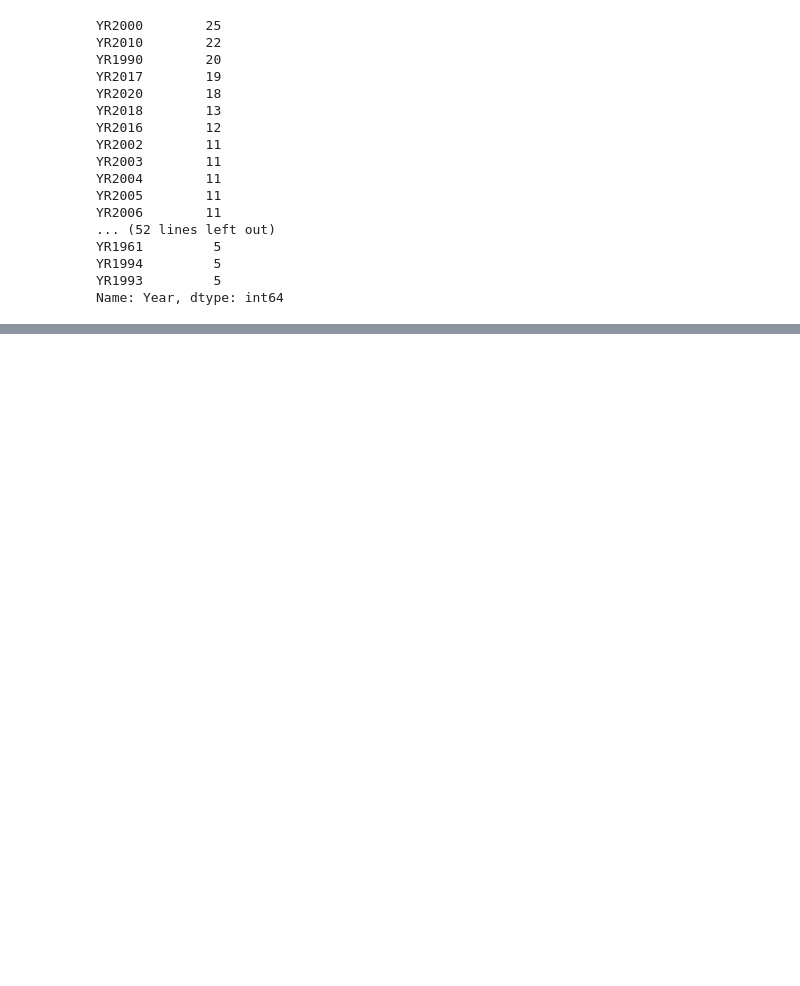
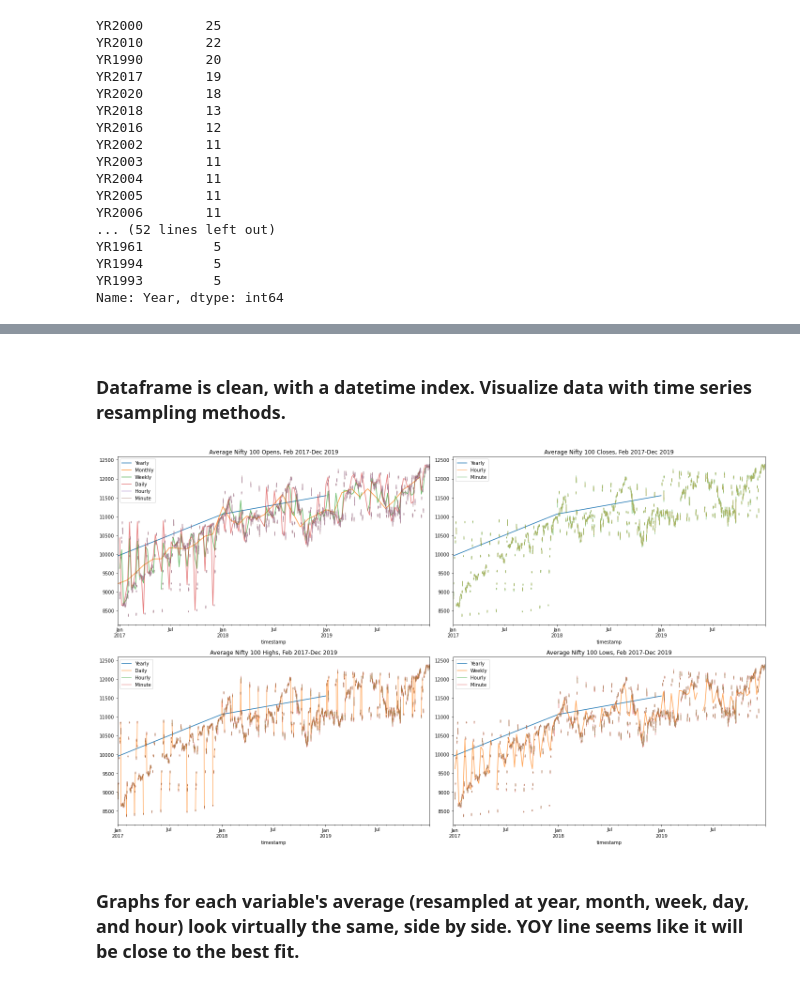
Before and after one commit to tarrencen/individual-project, a Jupyter notebook: indy_proj_explore.ipynb, the cells around one changed output, grey strips where cells are left out. Saved outputs shown, nothing was run; the diff lists cells and outputs as text; code cells hidden in the pictures; blank space fills up the shorter version.

```diff
--- a/indy_proj_explore.ipynb
+++ b/indy_proj_explore.ipynb
@@ -487,0 +544,5 @@ Name: Year, dtype: int64
+# %%
+nifty_df['timestamp'] = nifty_df.Date + ' ' + nifty_df.Time
+
+nifty_df.info()
+nifty_df.head()
@@ -487,0 +570,7 @@ Name: Year, dtype: int64
+# %%
+nifty_df.timestamp = pd.to_datetime(nifty_df.timestamp)
+nifty_df = nifty_df.set_index(nifty_df.timestamp)
+nifty_df = nifty_df.drop(columns= ['Date', 'Time'])
+nifty_df = nifty_df.rename (columns= {'Open': 'open', 'High': 'high', 'Low': 'low', 'Close': 'close'})
+nifty_df.info()
+nifty_df.head()
@@ -487,0 +597,3 @@ Name: Year, dtype: int64
+# %%
+nifty_df = nifty_df.drop(columns= ['timestamp'])
+nifty_df.head()
@@ -487,0 +608,55 @@ Name: Year, dtype: int64
+# %% [markdown]
+### Dataframe is clean, with a datetime index. Visualize data with time series resampling methods.
+# %%
+#plot variables resampled by year, month, week, day, hour and minute
+plt.figure(figsize=(20,12))
+
+plt.subplot(221)
+nifty_df.resample('Y').open.mean().plot(label='Yearly')
+nifty_df.resample('M').open.mean().plot(alpha=.8, label='Monthly')
+nifty_df.resample('W').open.mean().plot(alpha=.7, label='Weekly')
+nifty_df.resample('D').open.mean().plot(alpha=.6, label='Daily')
+nifty_df.resample('H').open.mean().plot(alpha=.5, label='Hourly')
+nifty_df.resample('T').open.mean().plot(alpha=.4, label='Minute')
+
+plt.title('Average Nifty 100 Opens, Feb 2017-Dec 2019')
+plt.legend()
+
+plt.subplot(222)
+nifty_df.resample('Y').close.mean().plot(label='Yearly')
+#nifty_df.resample('M').close.mean().plot(alpha=.8, label='Monthly')
+#nifty_df.resample('W').close.mean().plot(alpha=.7, label='Weekly')
+#nifty_df.resample('D').close.mean().plot(alpha=.6, label='Daily')
+nifty_df.resample('H').close.mean().plot(alpha=.5, label='Hourly')
+nifty_df.resample('T').close.mean().plot(alpha=.4, label='Minute')
+
+plt.title('Average Nifty 100 Closes, Feb 2017-Dec 2019')
+plt.legend()
+
+plt.subplot(223)
+nifty_df.resample('Y').high.mean().plot(label= 'Yearly')
+#nifty_df.resample('M').high.mean().plot(alpha=.8, label='Monthly')
+#nifty_df.resample('W').high.mean().plot(alpha=.7, label='Weekly')
+nifty_df.resample('D').high.mean().plot(alpha=.6, label='Daily')
+nifty_df.resample('H').high.mean().plot(alpha=.5, label='Hourly')
+nifty_df.resample('T').high.mean().plot(alpha=.4, label='Minute')
+
+plt.title('Average Nifty 100 Highs, Feb 2017-Dec 2019')
+plt.legend()
+
+plt.subplot(224)
+nifty_df.resample('Y').low.mean().plot(label='Yearly')
+#nifty_df.resample('M').low.mean().plot(alpha=.8, label='Monthly')
+nifty_df.resample('W').low.mean().plot(alpha=.7, label='Weekly')
+#nifty_df.resample('D').low.mean().plot(alpha=.6, label='Daily')
+nifty_df.resample('H').low.mean().plot(alpha=.5, label='Hourly')
+nifty_df.resample('T').low.mean().plot(alpha=.4, label='Minute')
+
+plt.title('Average Nifty 100 Lows, Feb 2017-Dec 2019')
+plt.legend()
+
+plt.tight_layout()
+# %% [output]
+[figure, added]
+# %% [markdown]
+### Graphs for each variable's average (resampled at year, month, week, day, and hour) look virtually the same, side by side. YOY line seems like it will be close to the best fit.
```
Also changed, not shown: parts of 72 cells of this notebook.
